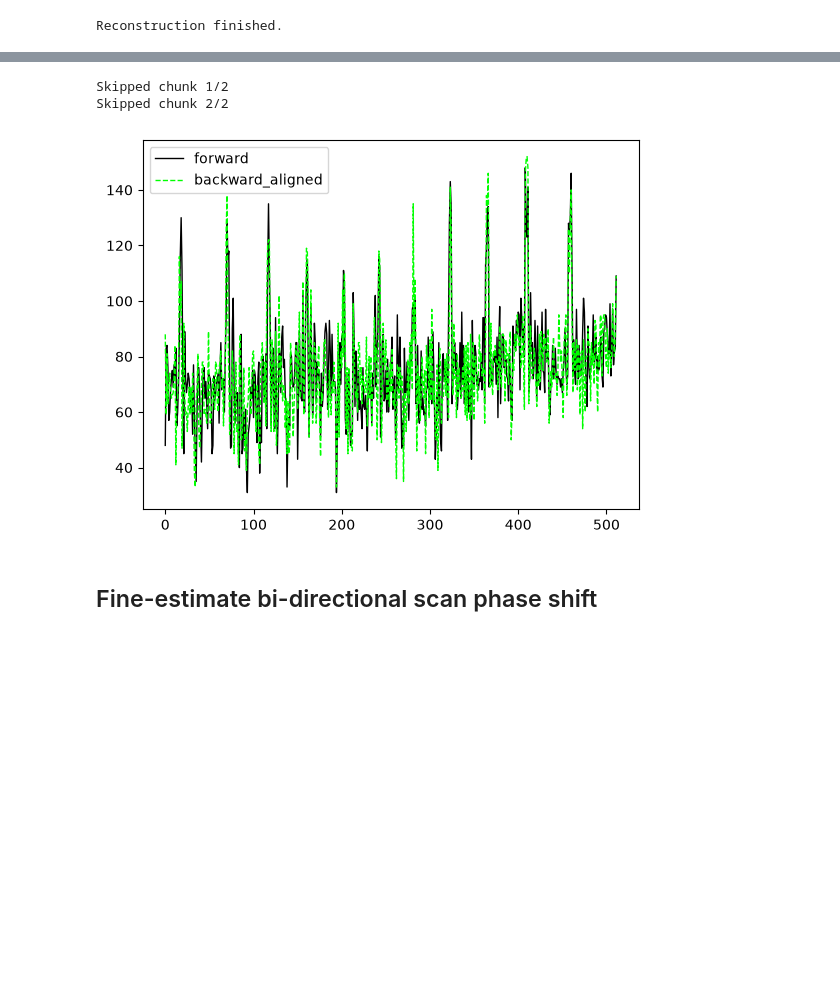
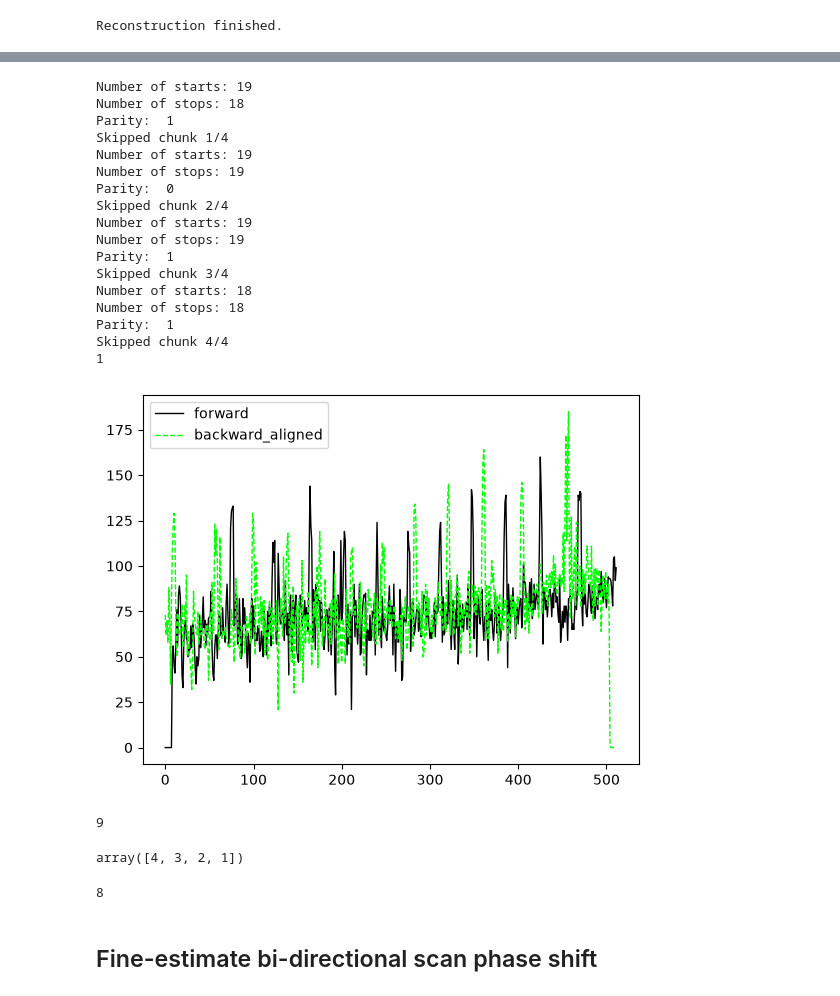
Before and after one commit to panekdal/tttrkit, a Jupyter notebook: examples/src/examples/marker_alignment.ipynb, the cells around one changed output, grey strips where cells are left out. Saved outputs shown, nothing was run; the diff lists cells and outputs as text; code cells hidden in the pictures; blank space fills up the shorter version.

Commit message:
Bugfix: parity and reverse of forward/backward lines sum

```diff
--- a/examples/src/examples/marker_alignment.ipynb
+++ b/examples/src/examples/marker_alignment.ipynb
@@ -36,8 +36,8 @@ cfg = ScanConfig(
     pixels=512,
     line_accumulations= (8,),
     max_detector=2,
-    # line_start_marker_delay=-50e-6,
-    # line_stop_marker_delay=-50e-6,
+    line_start_marker_delay=9e-6,
+    line_stop_marker_delay=-205.290e-6,
     )
 
 reconstructor = ImageReconstructor(
@@ -121,36 +123,85 @@ Coarse shift [μs]: 197.042
 # %%
 from tttrkit.ptuio.utils import _read_probe_chunk
 from tttrkit.ptuio.reconstructor import SegmentReconstructor
 
-chunks_to_skip = 2
+chunks_to_skip = 4
 
 cfg_prealigned = copy.deepcopy(cfg_adjusted)
-# cfg_prealigned.line_start_marker_delay -= prealign_result.time_shift.values / 3
-cfg_prealigned.line_stop_marker_delay -= prealign_result.time_shift.values
+cfg_prealigned.line_start_marker_delay -= 100e-6
+# cfg_prealigned.line_stop_marker_delay -= prealign_result.time_shift.values
 
 reader.reset()
 corrected_chunk, parity = _read_probe_chunk(
     reader, cfg_prealigned, wrap, 100_000, chunks_to_skip, True
 )
 
+print(parity)
+
 seg_recon = SegmentReconstructor(cfg_prealigned,laser_sync_rate=repetition_rate)
 
 ds_aligned = seg_recon.reconstruct(corrected_chunk)
-forward_aligned = ds_aligned.photon_count.values[0::2].sum(axis=0)
-backward_aligned = ds_aligned.photon_count.values[1::2].sum(axis=0)
+
+photon_count = ds_aligned.photon_count.values
+# forward_aligned = photon_count[0::2].sum(axis=0)
+# backward_aligned = photon_count[1::2].sum(axis=0)
+
+n = len(photon_count) // 2
+odd_line_sum = photon_count[0:2*n:2].sum(axis=0)
+even_line_sum = photon_count[1:2*n:2].sum(axis=0)
+
+if parity == 0:
+    forward_aligned = odd_line_sum
+    backward_aligned = even_line_sum
+else:
+    forward_aligned = even_line_sum[::-1]
+    backward_aligned = odd_line_sum[::-1]
+
+
 
 
 _,ax = plt.subplots()
 
 ax.plot(forward_aligned,label = 'forward',color = 'black',lw=1)
 ax.plot(backward_aligned,label='backward_aligned', color = 'lime', ls = '--',lw=1)
 ax.legend()
 
 plt.show()
 # %% [output]
-Skipped chunk 1/2
-Skipped chunk 2/2
+Number of starts: 19
+Number of stops: 18
+Parity:  1
+Skipped chunk 1/4
+Number of starts: 19
+Number of stops: 19
+Parity:  0
+Skipped chunk 2/4
+Number of starts: 19
+Number of stops: 19
+Parity:  1
+Skipped chunk 3/4
+Number of starts: 18
+Number of stops: 18
+Parity:  1
+Skipped chunk 4/4
+1
-[figure, old version]
+[figure, new version]
+# %%
+n
+# %% [output]
+9
+# %%
+a = np.array([1,2,3,4,5])
+
+n= len(a) /2
+
+
+a[3::-1]
+# %% [output]
+array([4, 3, 2, 1])
+# %%
+len(photon_count[1::2])
+# %% [output]
+8
 # %% [markdown]
 ## Fine-estimate bi-directional scan phase shift
 # %%
```
Also changed, not shown: parts of 2 cells of this notebook, 2 other files.
